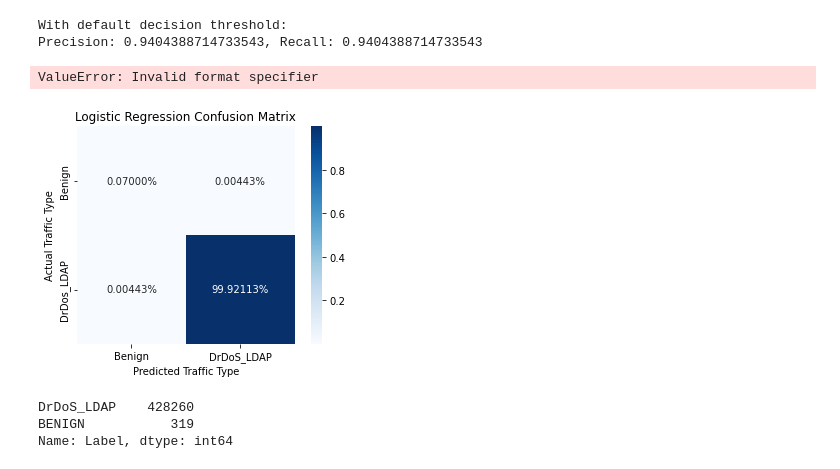
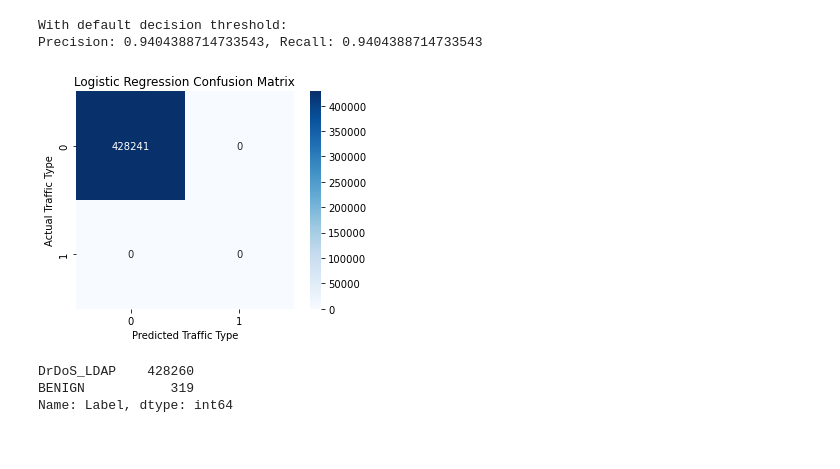
Before and after one commit to VinceDiR/DDoS_traffic_classification, a Jupyter notebook: dask_script.ipynb, the cells around one changed output. Saved outputs shown, nothing was run; the diff lists cells and outputs as text; code cells hidden in the pictures.

```diff
--- a/dask_script.ipynb
+++ b/dask_script.ipynb
@@ -113,19 +113,18 @@ import seaborn as sns
 # %%
 group_names = ['True Neg', 'False Pos', 'False  Neg', 'True Pos']
 group_counts = ["{0:0.0f}".format(value) for value in lr_confusion.flatten()]
-group_percentages = ["{0:.2f%}".format(value) for value in lr_confusion.flatten()/np.sum(lr_confusion)]
+group_percentages = ["{0:0.2%}".format(value) for value in lr_confusion.flatten()/np.sum(lr_confusion)]
 labels = [f"{v1}\n{v2}\n{v3}" for v1, v2, v3 in zip(group_names,group_counts,group_percentages)]
+labels = np.asarray(labels).reshape(2,2)
-# %% [output]
-ValueError: Invalid format specifier
 # %%
-lr_confusion = confusion_matrix(y_val, y_val_preds)
-sns.heatmap(lr_confusion, cmap=plt.cm.Blues, annot=True, square=True, fmt='g', xticklabels=['Benign', 'DrDoS_LDAP'], yticklabels=['Benign', 'DrDos_LDAP'])
+lr_confusion = confusion_matrix(y_val, y_val_preds, labels=["DrDoS_LDAP", "Benign"])
+sns.heatmap(lr_confusion, cmap=plt.cm.Blues, annot=True, square=True, fmt='g')
 
 plt.xlabel('Predicted Traffic Type')
 plt.ylabel('Actual Traffic Type')
 plt.title('Logistic Regression Confusion Matrix');
 # %% [output]
-[figure, old version]
+[figure, new version]
 # %%
 y_val.value_counts()
 # %% [output]
```
